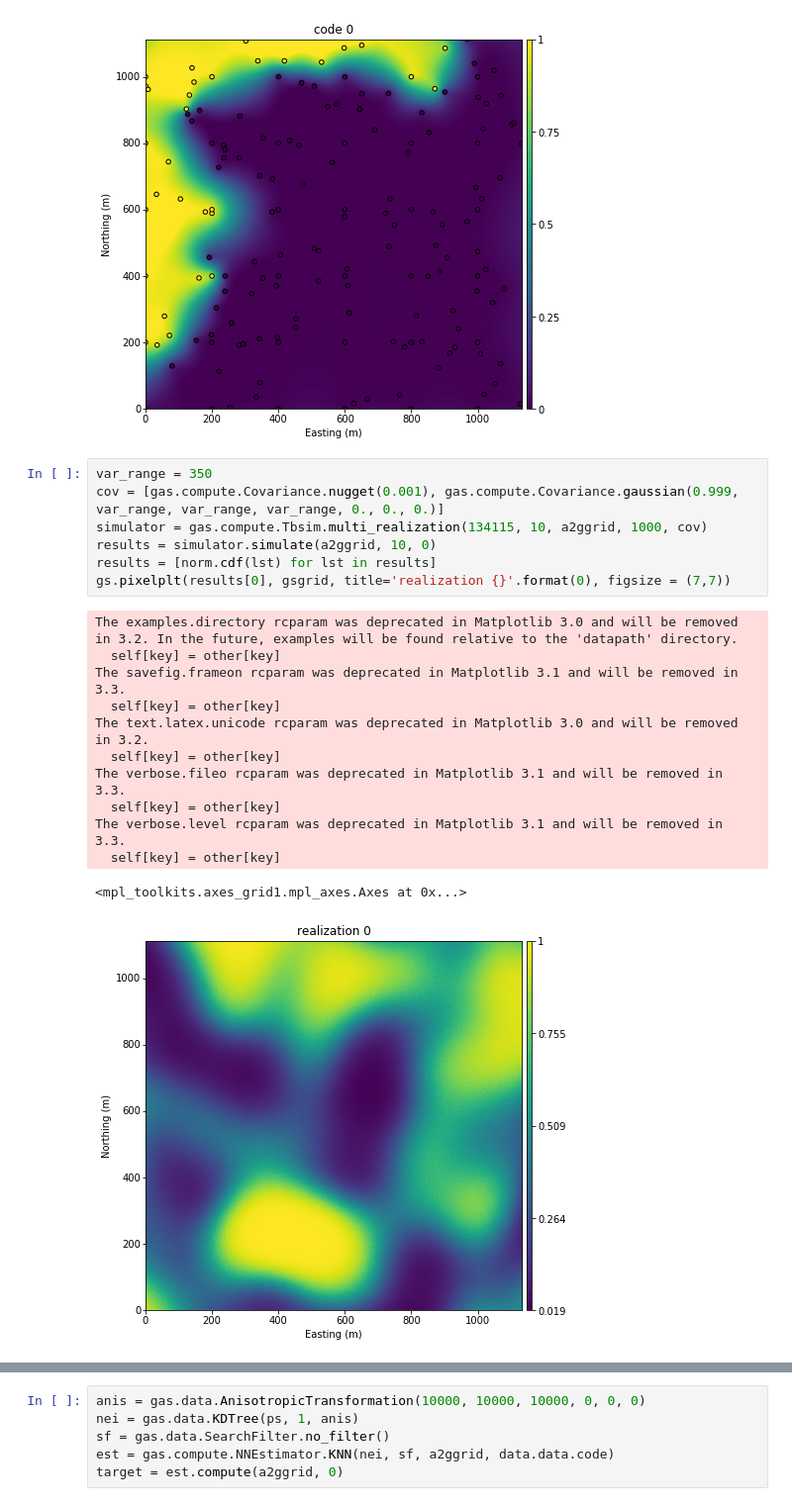
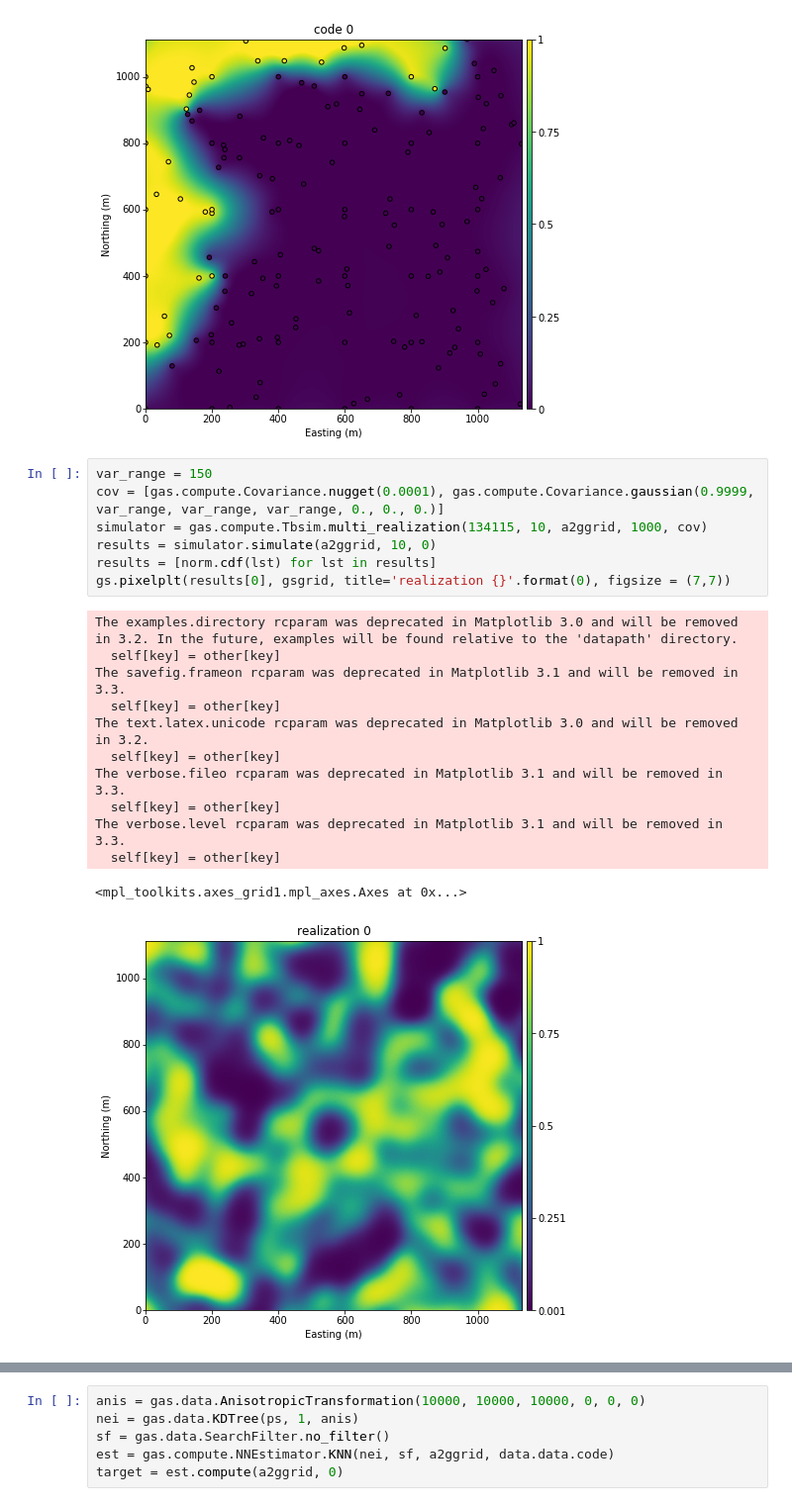
Before and after one commit to Sandy4321/p-fields_simulation, a Jupyter notebook: toy_example_unconditional_gaussian.ipynb, the cells around one changed output, grey strips where cells are left out. Shown at 99% size. Drawn from its saved outputs; the diff is of its cells as text.

```diff
--- a/toy_example_unconditional_gaussian.ipynb
+++ b/toy_example_unconditional_gaussian.ipynb
@@ -158,25 +154,25 @@ The verbose.level rcparam was deprecated in Matplotlib 3.1 and will be removed i
 [figure]
 [figure]
 # %%
-var_range = 350
-cov = [gas.compute.Covariance.nugget(0.001), gas.compute.Covariance.gaussian(0.999, var_range, var_range, var_range, 0., 0., 0.)]
+var_range = 150
+cov = [gas.compute.Covariance.nugget(0.0001), gas.compute.Covariance.gaussian(0.9999, var_range, var_range, var_range, 0., 0., 0.)]
 simulator = gas.compute.Tbsim.multi_realization(134115, 10, a2ggrid, 1000, cov)
 results = simulator.simulate(a2ggrid, 10, 0)
 results = [norm.cdf(lst) for lst in results]
 gs.pixelplt(results[0], gsgrid, title='realization {}'.format(0), figsize = (7,7))
 # %% [output]
 The examples.directory rcparam was deprecated in Matplotlib 3.0 and will be removed in 3.2. In the future, examples will be found relative to the 'datapath' directory.
   self[key] = other[key]
 The savefig.frameon rcparam was deprecated in Matplotlib 3.1 and will be removed in 3.3.
   self[key] = other[key]
 The text.latex.unicode rcparam was deprecated in Matplotlib 3.0 and will be removed in 3.2.
   self[key] = other[key]
 The verbose.fileo rcparam was deprecated in Matplotlib 3.1 and will be removed in 3.3.
   self[key] = other[key]
 The verbose.level rcparam was deprecated in Matplotlib 3.1 and will be removed in 3.3.
   self[key] = other[key]
 <mpl_toolkits.axes_grid1.mpl_axes.Axes at 0x...>
-[figure, old version]
+[figure, new version]
 # %%
 gs.histplt(results[0])
 # %% [output]
```
Also changed, not shown: parts of 9 cells of this notebook, 1 other file.
